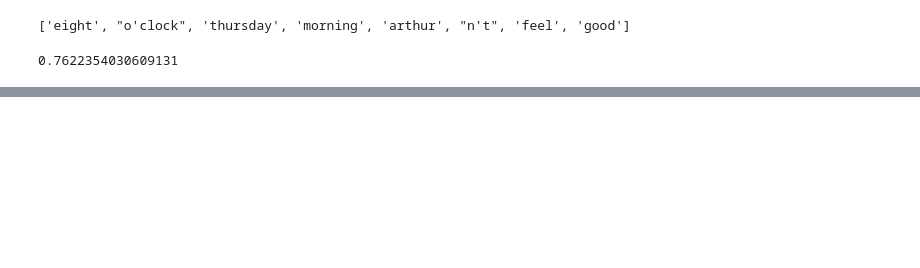
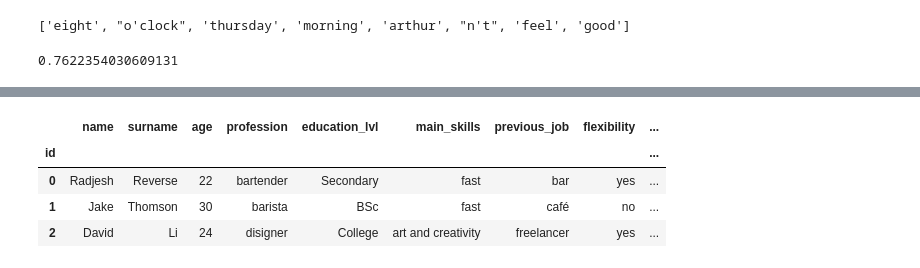
Before and after one commit to cviaai/coronomy, a Jupyter notebook: preprocessing/draft_example.ipynb, the cells around one changed output, grey strips where cells are left out. Saved outputs shown, nothing was run; the diff lists cells and outputs as text; code cells hidden in the pictures; blank space fills up the shorter version.

```diff
--- a/preprocessing/draft_example.ipynb
+++ b/preprocessing/draft_example.ipynb
@@ -46,0 +179,8 @@ simmilarity
+# %%
+employee_data.head(3)
+# %% [output]
+|  | name | surname | age | profession | education_lvl | main_skills | previous_job | flexibility | ... |
+| id |  |  |  |  |  |  |  |  | ... |
+| 0 | Radjesh | Reverse | 22 | bartender | Secondary | fast | bar | yes | ... |
+| 1 | Jake | Thomson | 30 | barista | BSc | fast | café | no | ... |
+| 2 | David | Li | 24 | disigner | College | art and creativity | freelancer | yes | ... |
```
Also changed, not shown: parts of 22 cells of this notebook, 1 other file.
